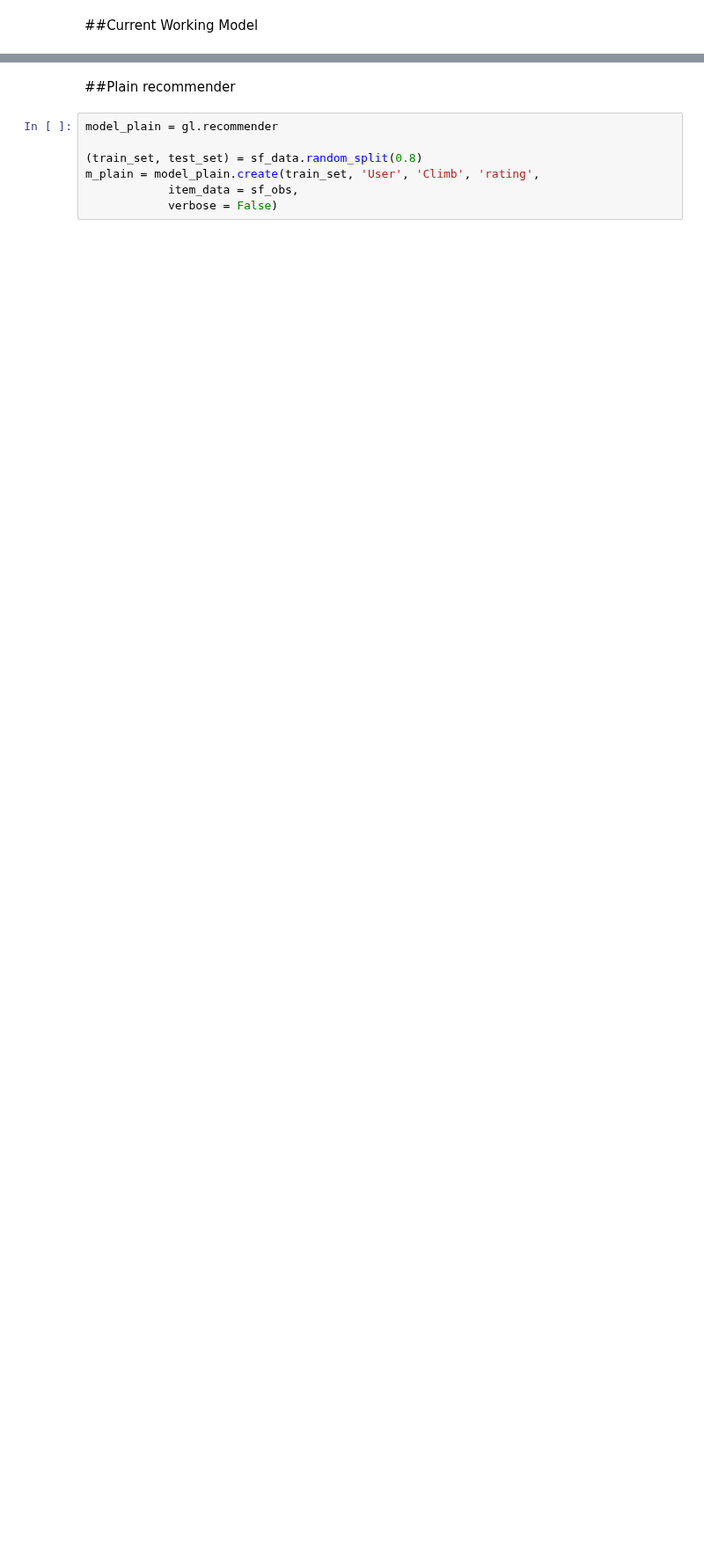
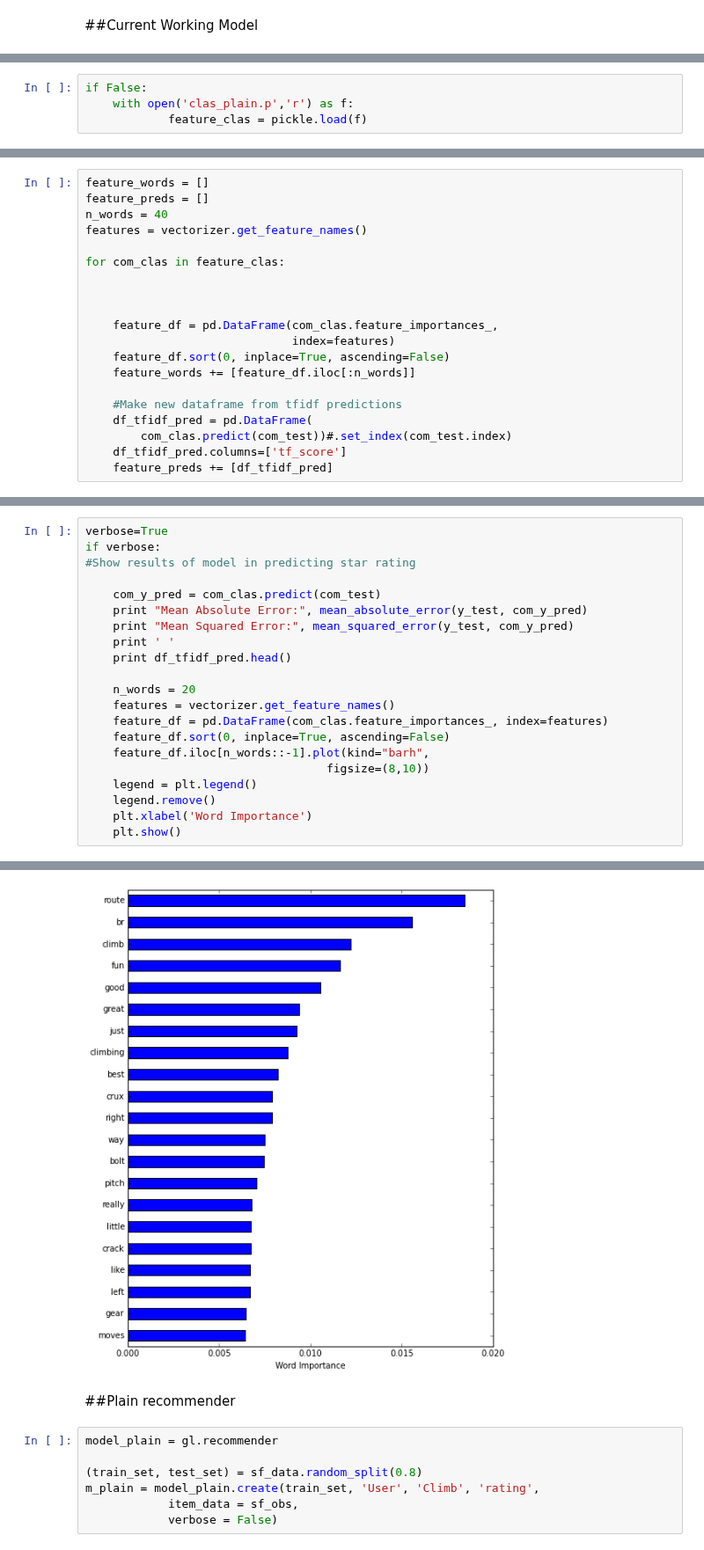
Before and after one commit to dmneal/Capstone, a Jupyter notebook: Graphlab.ipynb, the cells around one changed output, grey strips where cells are left out. Shown at 88% size. Cells and saved outputs as stored; diff of their text form; blank space fills up the shorter version.

Commit message:
made final model and rec system

```diff
--- a/Graphlab.ipynb
+++ b/Graphlab.ipynb
@@ -61,0 +161,4 @@ m_working.recommend(users=[107953067],k=20).print_rows(num_rows=30)
+# %%
+if False:
+    with open('clas_plain.p','r') as f:
+            feature_clas = pickle.load(f)
@@ -61,0 +174,20 @@ m_working.recommend(users=[107953067],k=20).print_rows(num_rows=30)
+# %%
+feature_words = []
+feature_preds = []
+n_words = 40
+features = vectorizer.get_feature_names()
+
+for com_clas in feature_clas:
+
+
+
+    feature_df = pd.DataFrame(com_clas.feature_importances_,
+                              index=features)
+    feature_df.sort(0, inplace=True, ascending=False)
+    feature_words += [feature_df.iloc[:n_words]]
+
+    #Make new dataframe from tfidf predictions
+    df_tfidf_pred = pd.DataFrame(
+        com_clas.predict(com_test))#.set_index(com_test.index)
+    df_tfidf_pred.columns=['tf_score']
+    feature_preds += [df_tfidf_pred]
@@ -61,0 +266,22 @@ m_working.recommend(users=[107953067],k=20).print_rows(num_rows=30)
+# %%
+verbose=True
+if verbose:
+#Show results of model in predicting star rating
+
+    com_y_pred = com_clas.predict(com_test)
+    print "Mean Absolute Error:", mean_absolute_error(y_test, com_y_pred)
+    print "Mean Squared Error:", mean_squared_error(y_test, com_y_pred)
+    print ' '
+    print df_tfidf_pred.head()
+
+    n_words = 20
+    features = vectorizer.get_feature_names()
+    feature_df = pd.DataFrame(com_clas.feature_importances_, index=features)
+    feature_df.sort(0, inplace=True, ascending=False)
+    feature_df.iloc[n_words::-1].plot(kind="barh",
+                                   figsize=(8,10))
+    legend = plt.legend()
+    legend.remove()
+    plt.xlabel('Word Importance')
+    plt.show()
+# %% [output]
@@ -62,3 +297,4 @@ m_working.recommend(users=[107953067],k=20).print_rows(num_rows=30)
+[figure, added]
 # %% [markdown]
 ##Plain recommender
 # %%
```
Also changed, not shown: parts of 20 cells of this notebook, 41 other files.
